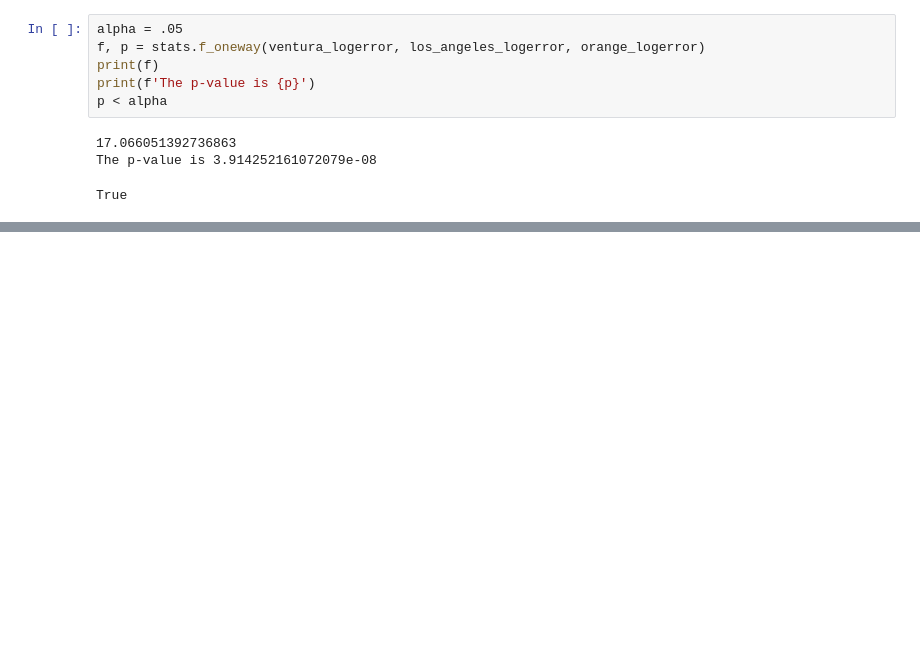
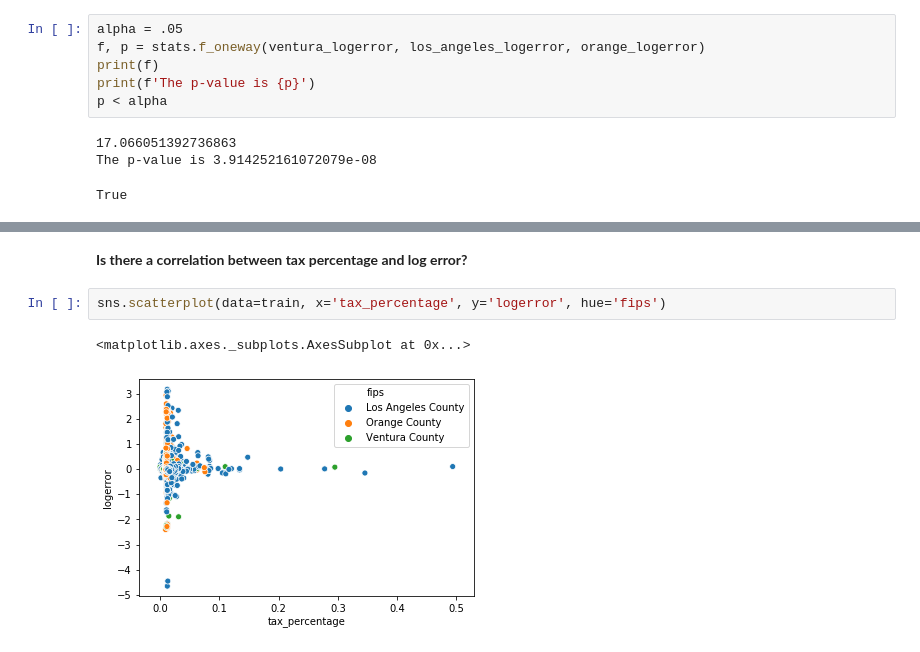
Before and after one commit to matt-c-knight/clustering-project, a Jupyter notebook: main.ipynb, the cells around one changed output, grey strips where cells are left out. Drawn from its saved outputs; the diff is of its cells as text; blank space fills up the shorter version.

```diff
--- a/main.ipynb
+++ b/main.ipynb
@@ -123,0 +151,7 @@ True
+# %% [markdown]
+**Is there a correlation between tax percentage and log error?**
+# %%
+sns.scatterplot(data=train, x='tax_percentage', y='logerror', hue='fips')
+# %% [output]
+<matplotlib.axes._subplots.AxesSubplot at 0x...>
+[figure, added]
```
Also changed, not shown: parts of 22 cells of this notebook.
